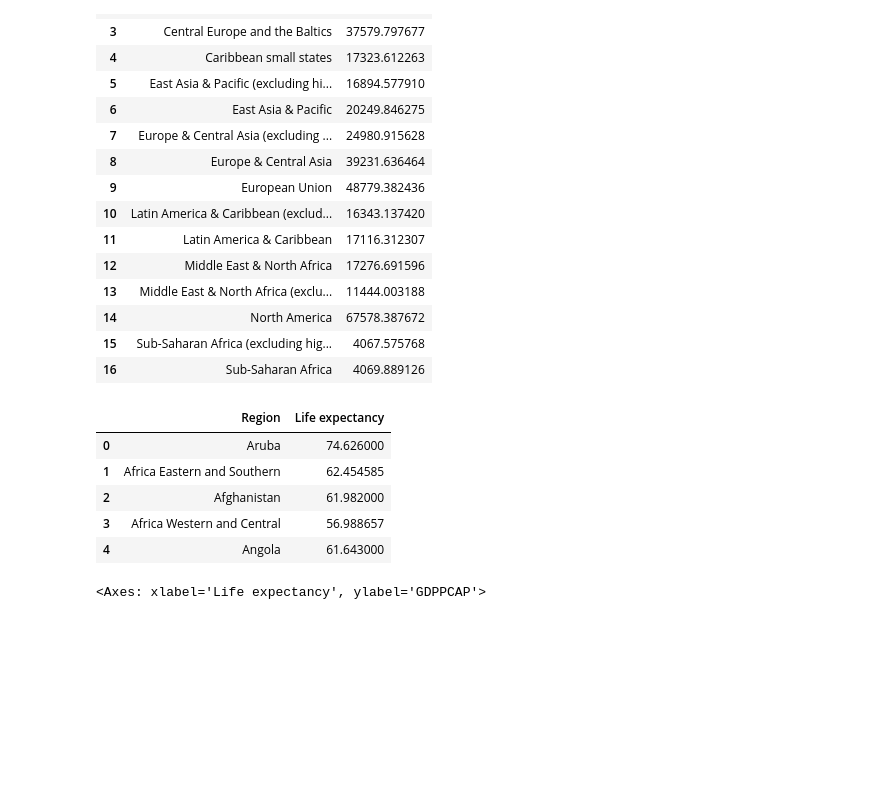
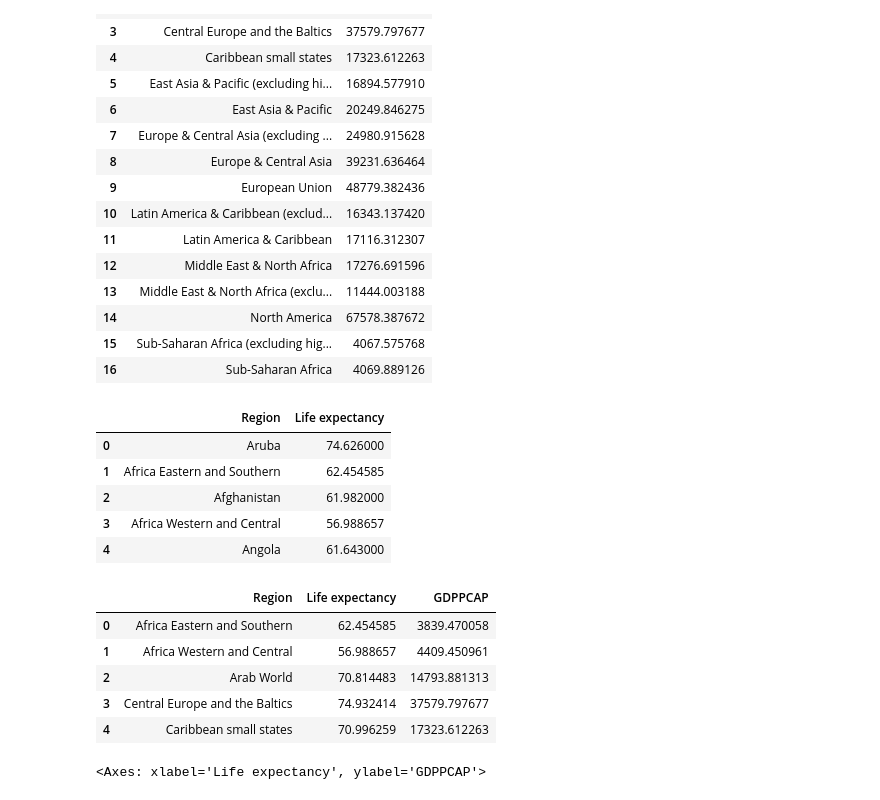
Before and after one commit to varjakm/Andmetehnika_projekt, a Jupyter notebook: projekt.ipynb, the cells around one changed output. Cells and saved outputs as stored; diff of their text form; code cells hidden in the pictures; blank space fills up the shorter version.

```diff
--- a/projekt.ipynb
+++ b/projekt.ipynb
@@ -352,6 +352,14 @@ life_expectancy_2021_df.head()
 # %%
 #Joining tables together
 life_expectancy_GDPCAP_df=life_expectancy_2021_df.merge(regions_gdp_2021_df, on='Region', how='inner')
+life_expectancy_GDPCAP_df.head()
+# %% [output]
+|  | Region | Life expectancy | GDPPCAP |
+| 0 | Africa Eastern and Southern | 62.454585 | 3839.470058 |
+| 1 | Africa Western and Central | 56.988657 | 4409.450961 |
+| 2 | Arab World | 70.814483 | 14793.881313 |
+| 3 | Central Europe and the Baltics | 74.932414 | 37579.797677 |
+| 4 | Caribbean small states | 70.996259 | 17323.612263 |
 # %%
 plt.figure(figsize=(10, 10))
 sns.scatterplot(data=life_expectancy_GDPCAP_df, x='Life expectancy', y='GDPPCAP', hue='Region')
```
Also changed, not shown: parts of 4 cells of this notebook.
